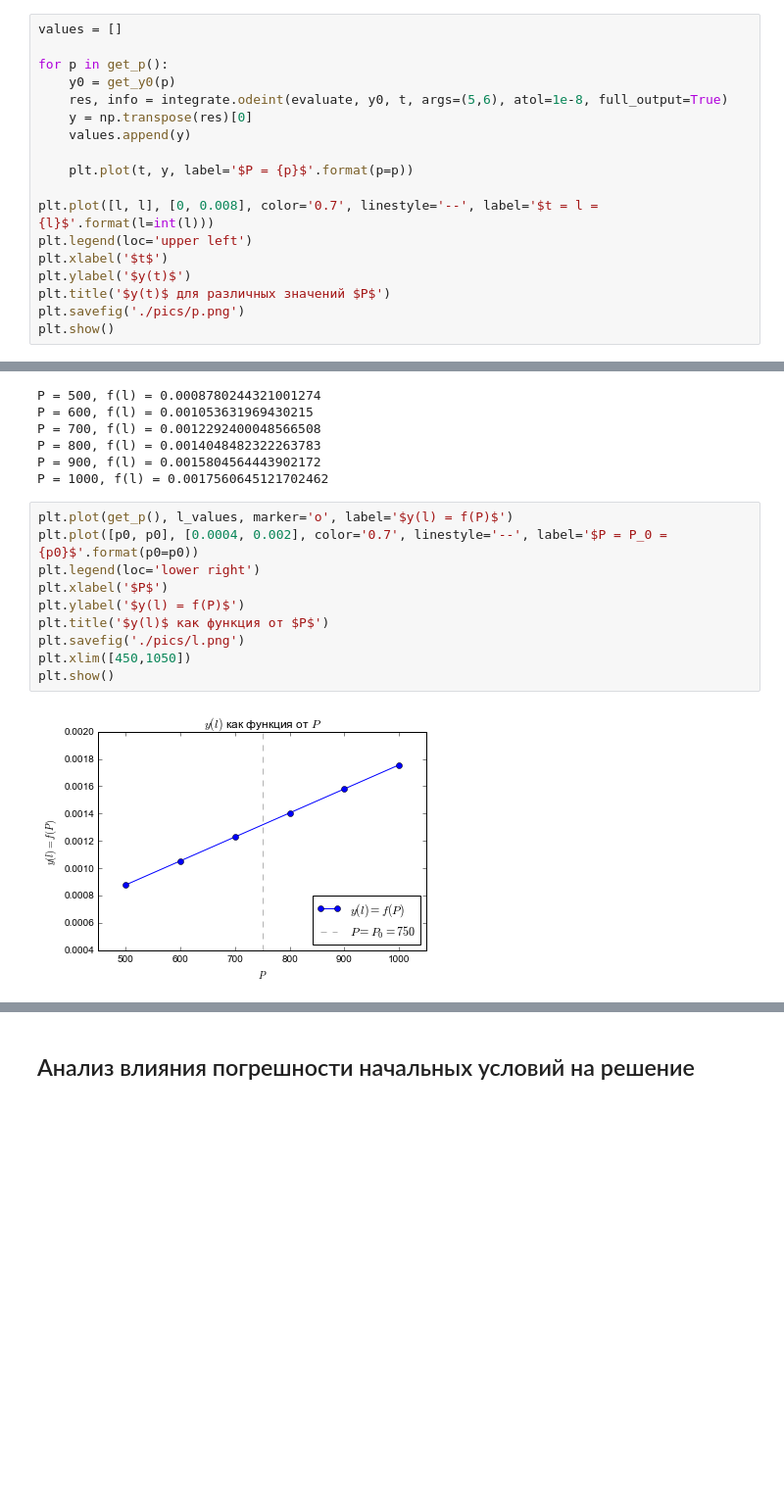
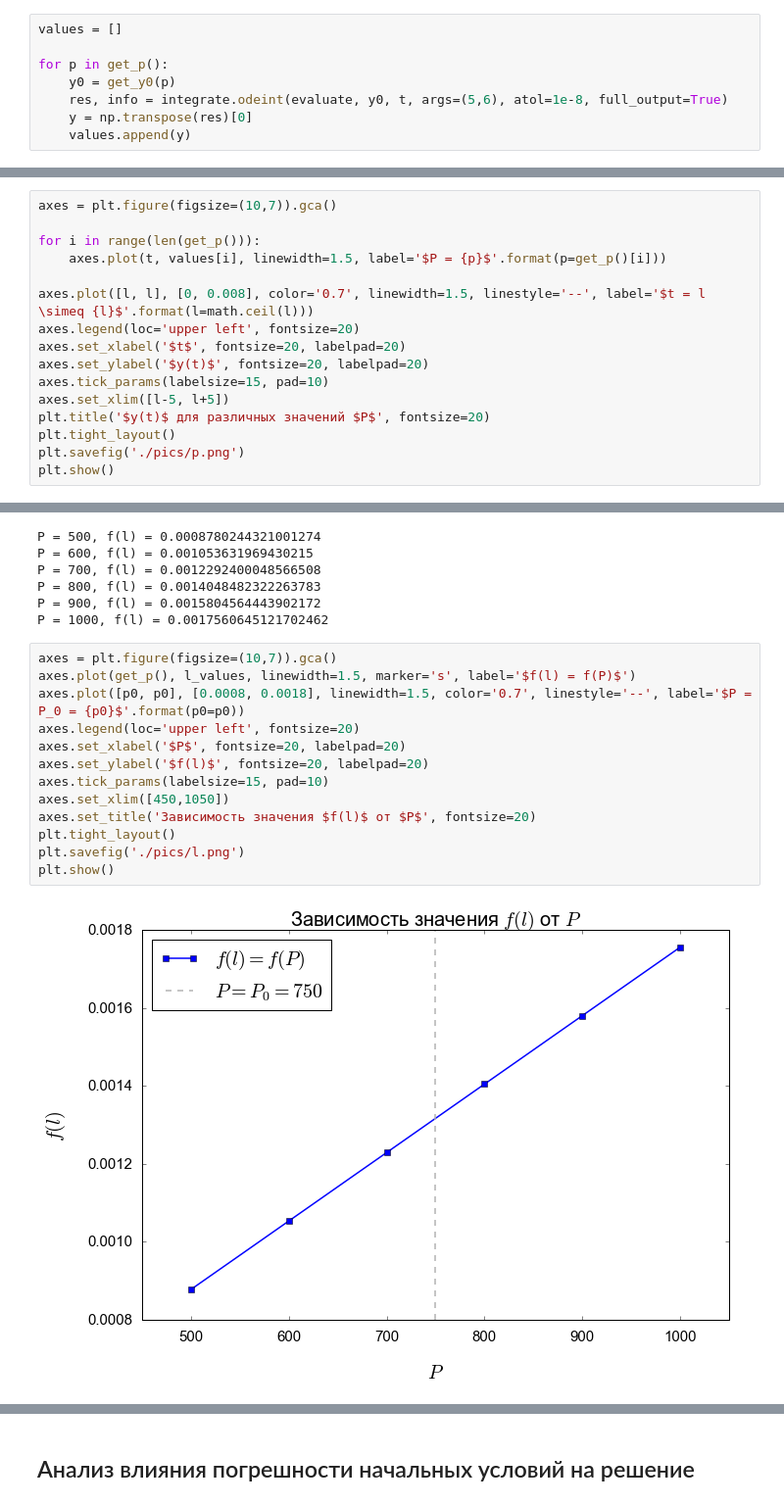
Before and after one commit to vaddya/computational-math, a Jupyter notebook: coursework/coursework.ipynb, the cells around one changed output, grey strips where cells are left out. Shown: that part at 98% size. Saved outputs shown, nothing was run; the diff lists cells and outputs as text; blank space fills up the shorter version.

```diff
--- a/coursework/coursework.ipynb
+++ b/coursework/coursework.ipynb
@@ -169,13 +169,3 @@ for p in get_p():
     res, info = integrate.odeint(evaluate, y0, t, args=(5,6), atol=1e-8, full_output=True)
     y = np.transpose(res)[0]
     values.append(y)
-
-    plt.plot(t, y, label='$P = {p}$'.format(p=p))
-
-plt.plot([l, l], [0, 0.008], color='0.7', linestyle='--', label='$t = l = {l}$'.format(l=int(l)))
-plt.legend(loc='upper left')
-plt.xlabel('$t$')
-plt.ylabel('$y(t)$')
-plt.title('$y(t)$ для различных значений $P$')
-plt.savefig('./pics/p.png')
-plt.show()
@@ -183,0 +172,16 @@ plt.show()
+# %%
+axes = plt.figure(figsize=(10,7)).gca()
+
+for i in range(len(get_p())):
+    axes.plot(t, values[i], linewidth=1.5, label='$P = {p}$'.format(p=get_p()[i]))
+
+axes.plot([l, l], [0, 0.008], color='0.7', linewidth=1.5, linestyle='--', label='$t = l \simeq {l}$'.format(l=math.ceil(l)))
+axes.legend(loc='upper left', fontsize=20)
+axes.set_xlabel('$t$', fontsize=20, labelpad=20)
+axes.set_ylabel('$y(t)$', fontsize=20, labelpad=20)
+axes.tick_params(labelsize=15, pad=10)
+axes.set_xlim([l-5, l+5])
+plt.title('$y(t)$ для различных значений $P$', fontsize=20)
+plt.tight_layout()
+plt.savefig('./pics/p.png')
+plt.show()
@@ -205,15 +211,18 @@ P = 800, f(l) = 0.0014048482322263783
 P = 900, f(l) = 0.0015804564443902172
 P = 1000, f(l) = 0.0017560645121702462
 # %%
-plt.plot(get_p(), l_values, marker='o', label='$y(l) = f(P)$')
-plt.plot([p0, p0], [0.0004, 0.002], color='0.7', linestyle='--', label='$P = P_0 = {p0}$'.format(p0=p0))
-plt.legend(loc='lower right')
-plt.xlabel('$P$')
-plt.ylabel('$y(l) = f(P)$')
-plt.title('$y(l)$ как функция от $P$')
+axes = plt.figure(figsize=(10,7)).gca()
+axes.plot(get_p(), l_values, linewidth=1.5, marker='s', label='$f(l) = f(P)$')
+axes.plot([p0, p0], [0.0008, 0.0018], linewidth=1.5, color='0.7', linestyle='--', label='$P = P_0 = {p0}$'.format(p0=p0))
+axes.legend(loc='upper left', fontsize=20)
+axes.set_xlabel('$P$', fontsize=20, labelpad=20)
+axes.set_ylabel('$f(l)$', fontsize=20, labelpad=20)
+axes.tick_params(labelsize=15, pad=10)
+axes.set_xlim([450,1050])
+axes.set_title('Зависимость значения $f(l)$ от $P$', fontsize=20)
+plt.tight_layout()
 plt.savefig('./pics/l.png')
-plt.xlim([450,1050])
 plt.show()
 # %% [output]
-[figure, old version]
+[figure, new version]
 # %% [markdown]
```
Also changed, not shown: parts of 13 cells of this notebook, 3 other files.
